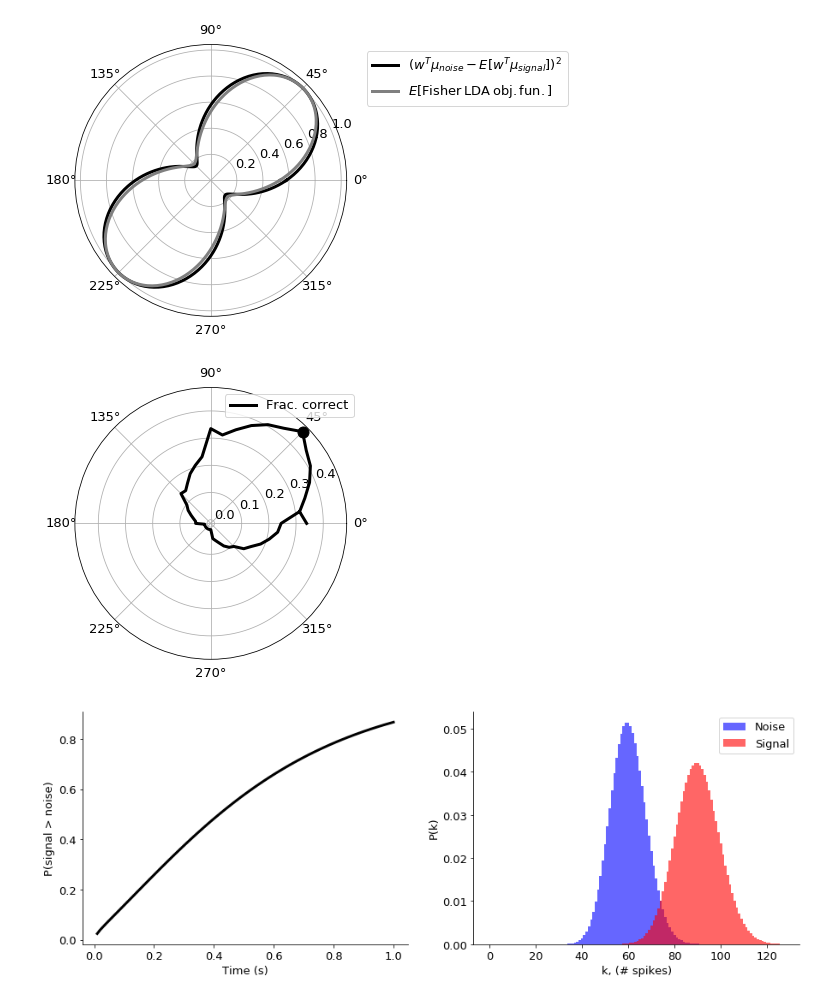
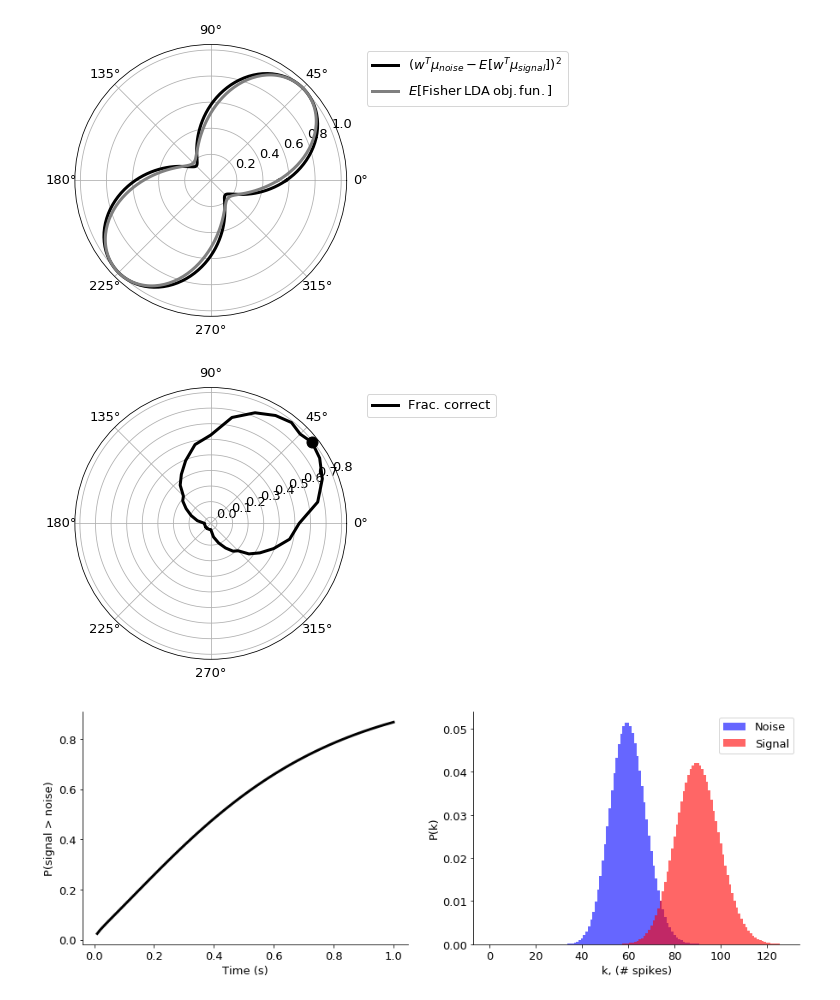
Before and after one commit to ala-laurila-lab/jupyter-notebooks, a Jupyter notebook: Classifiers.ipynb, the cells around one changed output. Saved outputs shown, nothing was run; the diff lists cells and outputs as text; code cells hidden in the pictures.

```diff
--- a/Classifiers.ipynb
+++ b/Classifiers.ipynb
@@ -91,6 +91,6 @@ plt.show()
 # %%
 muNoise = np.array([1., 1.])
-muX1, muX2 = np.meshgrid(np.linspace(1., 5, 18), np.linspace(1., 5, 18))
+muX1, muX2 = np.meshgrid(np.linspace(1., 9., 18), np.linspace(1., 9., 18))
 muSignal = np.vstack([muX1.ravel(), muX2.ravel()]).T
 muDiff = np.abs(muSignal[:, 0] - muSignal[:, 1])
 #muSignal = muSignal[muDiff <=2]
@@ -136,7 +136,7 @@ for angle in angles:
     for i in range(muSignal.shape[0]):
         signalCorr = 0.*np.sqrt(np.prod(muSignal[i, :]))
         covSignal = np.array([[muSignal[i, 0], signalCorr], [signalCorr, muSignal[i, 1]]])
-        diff = np.dot(w, muNoise - muSignal[i, :])
+        diff = np.dot(w, muSignal[i, :] - muNoise)
         sqDiff = np.dot(diff, diff)
         scatter = np.dot(w, np.dot(covNoise, w)) + np.dot(w, np.dot(covSignal, w))
         ldaObjFunTmp += sqDiff / scatter
@@ -157,38 +157,40 @@ plt.legend(handles=phSqDiff+phLDA, bbox_to_anchor=(1.05, 1));
 # %% [output]
 [figure]
 # %%
-covNoise = np.array([[muNoise[0], noiseCorr], [noiseCorr, muNoise[1]]])
-angles = np.deg2rad(np.arange(0., 368, 7.5))
+res = 5
+w1Vals = np.hstack([np.arange(-res, res), res*np.ones(2*res), np.arange(res, -res, -1), -res*np.ones(2*res+1)])
+w2Vals = np.hstack([-res*np.ones(2*res), np.arange(-res, res), res*np.ones(2*res), np.arange(res, -res-1, -1)])
+angles = np.angle(w1Vals+1j*w2Vals, deg=True)
+angles[angles<0] = 360 + angles[angles<0]
 cRatio = []
-nSamples = 1000
-nNull = 100
+nSamples = 500
+nNull = 50
 
 rNoise = [np.random.poisson(muNoise, [nSamples, 2]) for i in range(nNull)]
-for angle in angles:
+for w1, w2 in zip(w1Vals, w2Vals):
 
-    w = [np.cos(angle), np.sin(angle)]
-    w /= np.linalg.norm(w)
+    w = [w1, w2]
     zNoise = [np.dot(r, w) for r in rNoise]
     cRatioTmp = 0
 
-    for i in range(muSignal.shape[0]):
-        rSignal = np.random.poisson(muSignal[i, :], [nSamples, 2])
+    for j in range(muSignal.shape[0]):
+        rSignal = np.random.poisson(muSignal[j, :], [nSamples, 2])
         zSignal = np.dot(rSignal, w)
         signalLarger = np.ones(zSignal.shape)
         for z in zNoise:
-            signalLarger *= zSignal >= z
+            signalLarger *= zSignal > z
         cRatioTmp += np.mean(signalLarger)
 
     cRatio.append(cRatioTmp / muSignal.shape[0])
 
 cRatio = np.array(cRatio)
 
 fh = plt.figure(figsize=(7.5, 5))
-ph = plt.polar(angles, cRatio, color=[0,0,0], lw=3, label='Frac. correct')
-plt.polar(angles[cRatio.argmax()], cRatio.max(), marker='o', ms=11, color=[0.,0,0], lw=3)
+ph = plt.polar(np.deg2rad(angles), cRatio, color=[0,0,0], lw=3, label='Frac. correct')
+plt.polar(np.deg2rad(angles[cRatio.argmax()]), cRatio.max(), marker='o', ms=11, color=[0.,0,0], lw=3)
 plt.legend(handles=ph, bbox_to_anchor=(1.05, 1));
 # %% [output]
-[figure, old version]
+[figure, new version]
 # %%
 def getSignalLargerProb(muNoise, muSignal, nNoise, same=False):
 
```
Also changed, not shown: parts of 3 cells of this notebook.
